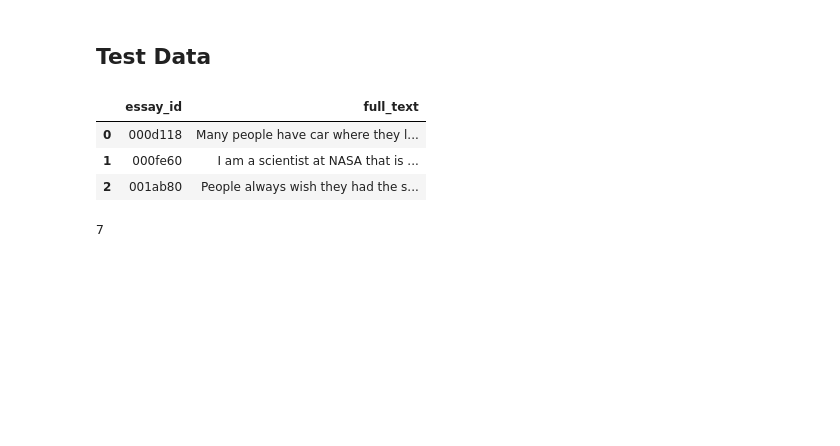
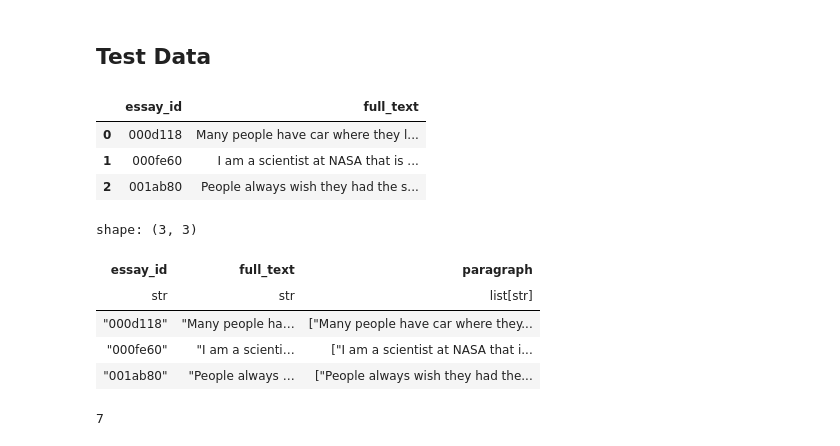
Before and after one commit to rinkusahu1/Kaggle_Practice_ML, a Jupyter notebook: automated_essay_score.ipynb, the cells around one changed output. Drawn from its saved outputs; the diff is of its cells as text; code cells hidden in the pictures; blank space fills up the shorter version.

Commit message:
Kaggle Notebook | Automated Essay Scoring 2.0 | Version 9

```diff
--- a/automated_essay_score.ipynb
+++ b/automated_essay_score.ipynb
@@ -952,3 +823,12 @@ columns = [(pl.col("full_text").apply(extract_paragraphs).alias("paragraph"))]
 test = pl.from_pandas(test).with_columns([pl.col("full_text").apply(remove_duplicates)])
 # %%
 test = test.with_columns(columns)
+# %%
+test
+# %% [output]
+shape: (3, 3)
+| essay_id | full_text | paragraph |
+| str | str | list[str] |
+| "000d118" | "Many people ha… | ["Many people have car where they... |
+| "000fe60" | "I am a scienti… | ["I am a scientist at NASA that i... |
+| "001ab80" | "People always … | ["People always wish they had the... |
```
Also changed, not shown: parts of 79 cells of this notebook.
